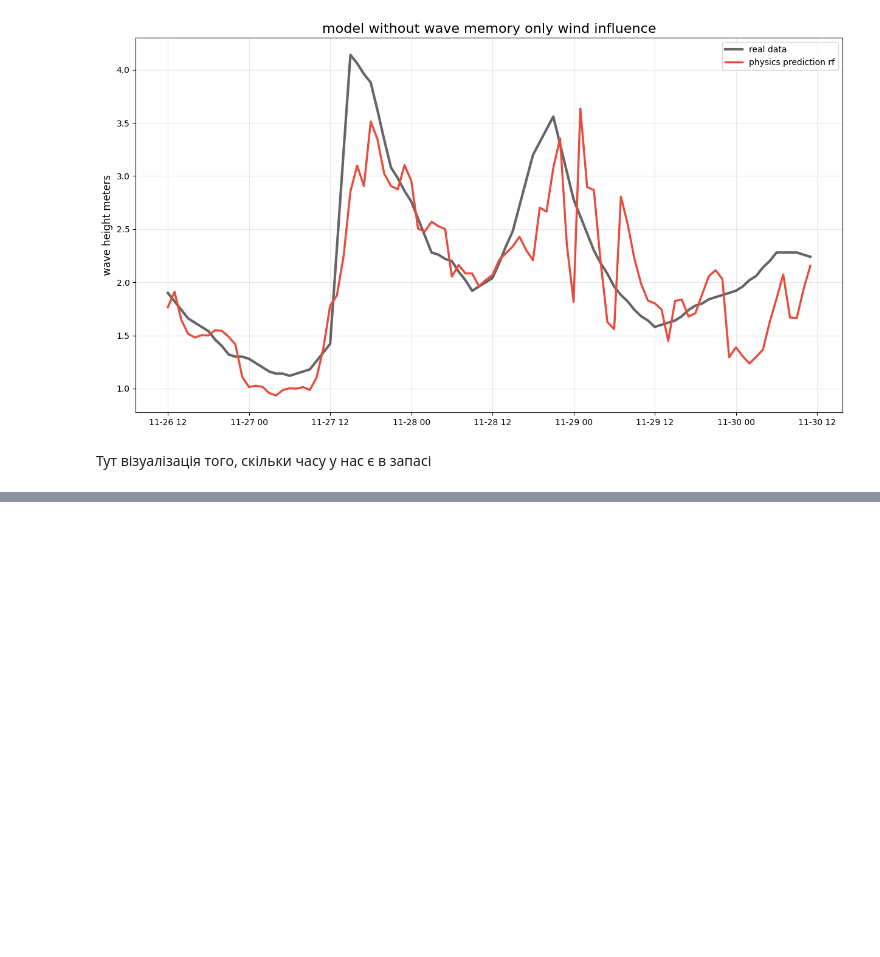
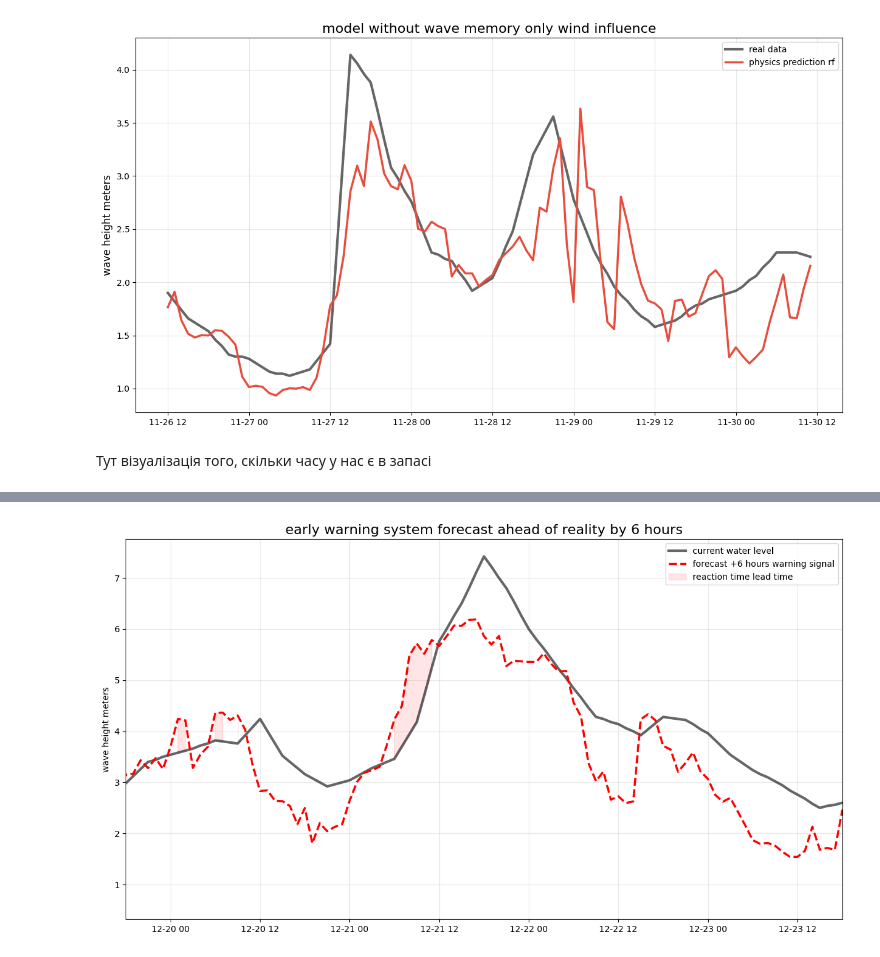
Before and after one commit to lizaArnauta/AI_project_storm_forecast, a Jupyter notebook: AI_project.ipynb, the cells around one changed output, grey strips where cells are left out. Cells and saved outputs as stored; diff of their text form; code cells hidden in the pictures; blank space fills up the shorter version.

```diff
--- a/AI_project.ipynb
+++ b/AI_project.ipynb
@@ -595,3 +595,76 @@ mae physics only model 0.332 m
 [figure]
 # %% [markdown]
 Тут візуалізація того, скільки часу у нас є в запасі
+# %%
+import requests
+import pandas as pd
+import numpy as np
+import matplotlib.pyplot as plt
+from sklearn.ensemble import GradientBoostingRegressor
+
+url_weather = "https://archive-api.open-meteo.com/v1/archive"
+params_weather = {
+    "latitude": 56.0, "longitude": 3.0,
+    "start_date": "2023-01-01", "end_date": "2024-01-01",
+    "hourly": ["pressure_msl", "wind_speed_10m"]
+}
+resp_w = requests.get(url_weather, params=params_weather).json()
+df_weather = pd.DataFrame({
+    'ds': pd.to_datetime(resp_w['hourly']['time']),
+    'pressure': resp_w['hourly']['pressure_msl'],
+    'wind': resp_w['hourly']['wind_speed_10m']
+})
+
+url_marine = "https://marine-api.open-meteo.com/v1/marine"
+params_marine = {
+    "latitude": 56.0, "longitude": 3.0,
+    "start_date": "2023-01-01", "end_date": "2024-01-01",
+    "hourly": ["wave_height"]
+}
+resp_m = requests.get(url_marine, params=params_marine).json()
+df_marine = pd.DataFrame({
+    'ds': pd.to_datetime(resp_m['hourly']['time']),
+    'y': resp_m['hourly']['wave_height']
+})
+
+df = pd.merge(df_weather, df_marine, on="ds")
+
+df['pressure_drop'] = df['pressure'].diff(3).fillna(0) * -1
+df['wind_energy'] = df['wind'] ** 2
+df['wind_rolling'] = df['wind'].rolling(6).mean().fillna(0)
+lead_time = 6
+df['y_target_future'] = df['y'].shift(-lead_time)
+df = df.dropna()
+split = int(len(df) * 0.9)
+train = df.iloc[:split]
+test = df.iloc[split:]
+
+features = ['pressure', 'pressure_drop', 'wind', 'wind_energy', 'wind_rolling']
+model = GradientBoostingRegressor(n_estimators=200, max_depth=5, learning_rate=0.05, random_state=42)
+model.fit(train[features], train['y_target_future'])
+pred_future = model.predict(test[features])
+plot_df = pd.DataFrame({
+    'ds': test['ds'],
+    'current_water': test['y'],
+    'warning_signal': pred_future
+})
+
+plt.figure(figsize=(15, 8))
+plt.plot(plot_df['ds'], plot_df['current_water'], label='current water level', color='black', linewidth=3, alpha=0.6)
+
+plt.plot(plot_df['ds'], plot_df['warning_signal'], label=f'forecast +{lead_time} hours warning signal',
+         color='#ff0000', linewidth=2.5, linestyle='--')
+
+plt.fill_between(plot_df['ds'], plot_df['current_water'], plot_df['warning_signal'],
+                 where=(plot_df['warning_signal'] > plot_df['current_water'] + 0.5),
+                 color='red', alpha=0.1, label='reaction time lead time')
+plt.title(f'early warning system forecast ahead of reality by {lead_time} hours', fontsize=16)
+plt.ylabel('wave height meters')
+plt.legend()
+plt.grid(True, alpha=0.3)
+peak_idx = plot_df['current_water'].idxmax()
+zoom_start = plot_df.loc[peak_idx, 'ds'] - pd.Timedelta(days=2)
+zoom_end = plot_df.loc[peak_idx, 'ds'] + pd.Timedelta(days=2)
+plt.xlim(zoom_start, zoom_end)
+plt.show()
+# %% [output]
@@ -597,0 +672 @@ mae physics only model 0.332 m
+[figure, added]
```
Also changed, not shown: parts of 1 cell of this notebook.
